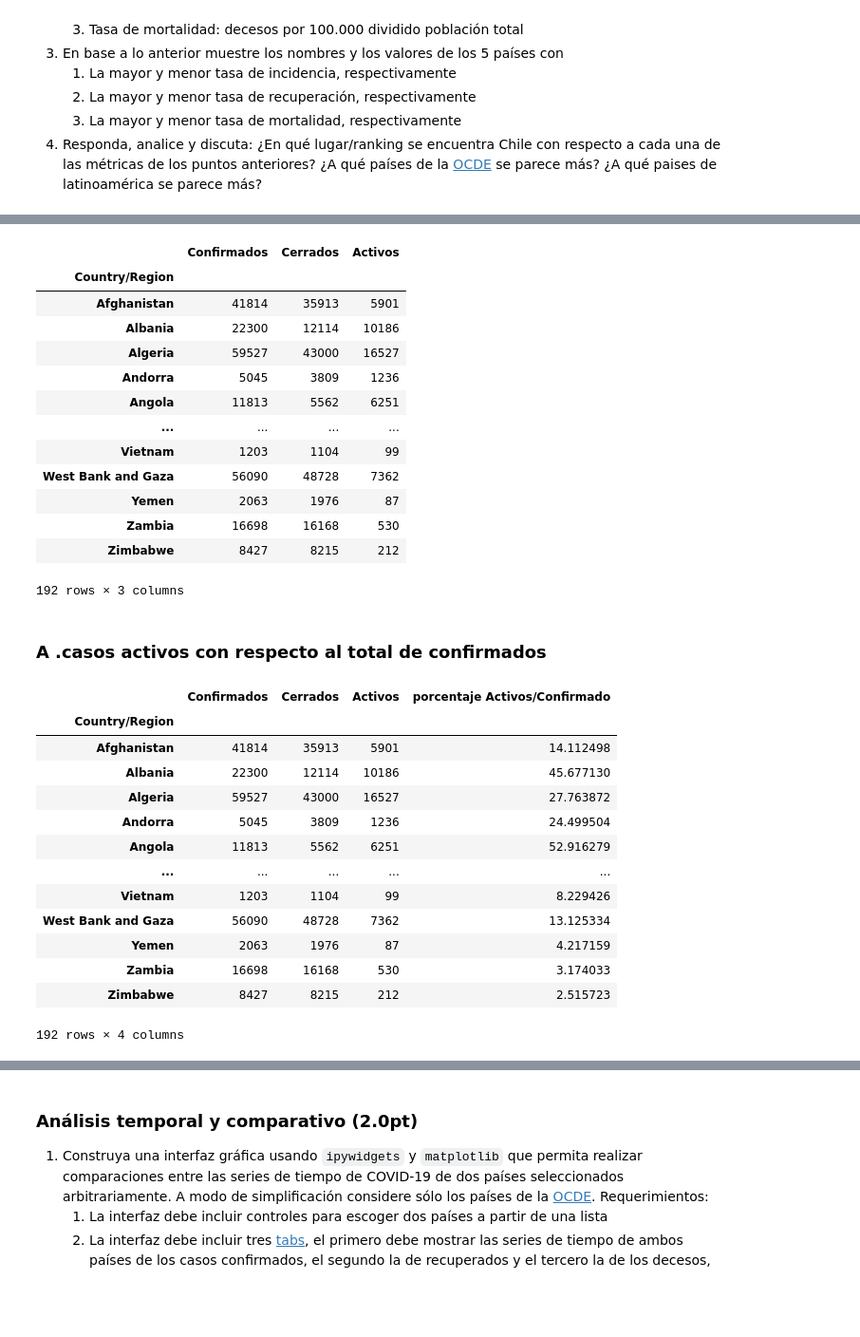
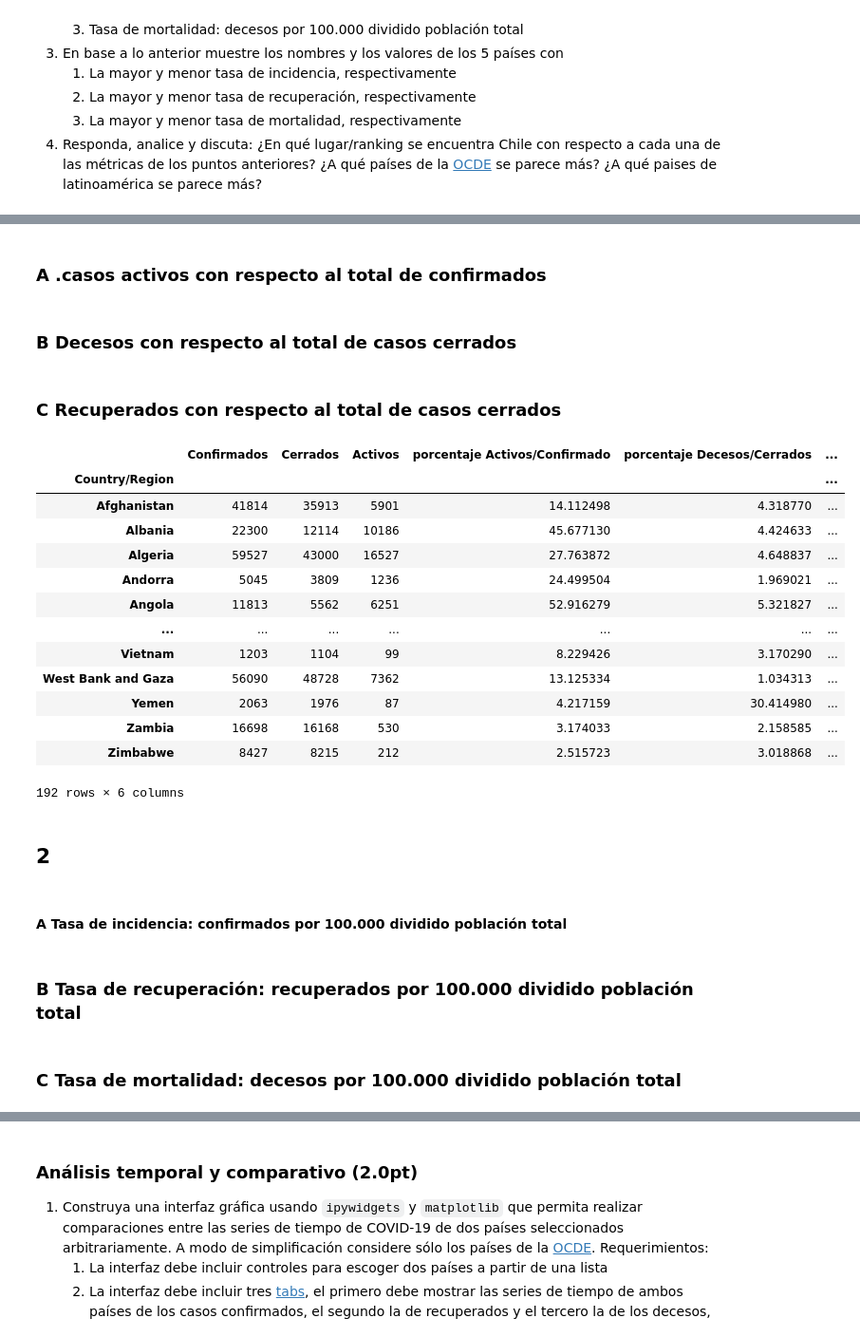
Before and after one commit to fehrmann11/Tarea-1-COVID-19, a Jupyter notebook: info147_tarea1.ipynb, the cells around one changed output, grey strips where cells are left out. Shown at 95% size. Saved outputs shown, nothing was run; the diff lists cells and outputs as text; code cells hidden in the pictures; blank space fills up the shorter version.

```diff
--- a/info147_tarea1.ipynb
+++ b/info147_tarea1.ipynb
@@ -133,7 +133,7 @@ df_recuperados.drop(['Lat', 'Long'], axis=1, inplace=True)
 df_recuperados.columns = pd.to_datetime(df_recuperados.columns.difference(['Province/State'])).strftime('%Y-%m-%d').insert(0, 'Province/State')
 df_recuperados = df_recuperados.groupby('Country/Region').sum()
 # %%
-df_muertes = pd.read_csv('covid19_decesos.csv', index_col = 'Country/Region')
+df_muertes = pd.read_csv('data/covid19_decesos.csv', index_col = 'Country/Region')
 df_muertes.drop(['Lat', 'Long'], axis=1, inplace=True)
 df_muertes.columns = pd.to_datetime(df_muertes.columns.difference(['Province/State'])).strftime('%Y-%m-%d').insert(0, 'Province/State')
 df_muertes = df_muertes.groupby('Country/Region').sum()
@@ -177,42 +177,48 @@ df_muertes_merge
 # %%
 total_confirmados = df_confirmados['2021-04-25']
-total_cerrados =  (df_muertes_merge['2021-04-25_muertes']+df_muertes_merge['2021-04-25_recuperados'])
+total_recuperados = df_muertes_merge['2021-04-25_recuperados']
+total_muertes = df_muertes_merge['2021-04-25_muertes']
+
+total_cerrados =  (total_muertes+total_recuperados)
 total_activos =  (total_confirmados-total_cerrados)
-# %% [output]
-|  | Confirmados | Cerrados | Activos |
-| Country/Region |  |  |  |
-| Afghanistan | 41814 | 35913 | 5901 |
-| Albania | 22300 | 12114 | 10186 |
-| Algeria | 59527 | 43000 | 16527 |
-| Andorra | 5045 | 3809 | 1236 |
-| Angola | 11813 | 5562 | 6251 |
-| ... | ... | ... | ... |
-| Vietnam | 1203 | 1104 | 99 |
-| West Bank and Gaza | 56090 | 48728 | 7362 |
-| Yemen | 2063 | 1976 | 87 |
-| Zambia | 16698 | 16168 | 530 |
-| Zimbabwe | 8427 | 8215 | 212 |
-192 rows × 3 columns
 # %% [markdown]
 ### A .casos activos con respecto al total de confirmados
 # %%
 porcentajes_activo_confirmado = (100*total_activos)/total_confirmados
+# %% [markdown]
+### B Decesos con respecto al total de casos cerrados
+# %%
+porcentajes_decesos_cerrados = (100*total_muertes)/total_cerrados
+# %% [markdown]
+### C Recuperados con respecto al total de casos cerrados
+# %%
+porcentajes_recuperados_cerrados = (100*total_recuperados)/total_cerrados
 # %%
-data_df = pd.DataFrame(data={'Confirmados':total_confirmados, 'Cerrados':total_cerrados,'Activos':total_activos,
-                             'porcentaje Activos/Confirmado':porcentajes_activo_confirmado},index=df_confirmados.index)
+data_df = pd.DataFrame(data={
+    'Confirmados':total_confirmados,
+    'Cerrados':total_cerrados,
+    'Activos':total_activos,
+    'porcentaje Activos/Confirmado':porcentajes_activo_confirmado,
+    'porcentaje Decesos/Cerrados':porcentajes_decesos_cerrados,
+    'porcentaje Recuperados/Cerrados':porcentajes_recuperados_cerrados},
+    index=df_confirmados.index)
 data_df
 # %% [output]
-|  | Confirmados | Cerrados | Activos | porcentaje Activos/Confirmado |
-| Country/Region |  |  |  |  |
-| Afghanistan | 41814 | 35913 | 5901 | 14.112498 |
-| Albania | 22300 | 12114 | 10186 | 45.677130 |
-| Algeria | 59527 | 43000 | 16527 | 27.763872 |
-| Andorra | 5045 | 3809 | 1236 | 24.499504 |
-| Angola | 11813 | 5562 | 6251 | 52.916279 |
-| ... | ... | ... | ... | ... |
-| Vietnam | 1203 | 1104 | 99 | 8.229426 |
-| West Bank and Gaza | 56090 | 48728 | 7362 | 13.125334 |
-| Yemen | 2063 | 1976 | 87 | 4.217159 |
-| Zambia | 16698 | 16168 | 530 | 3.174033 |
-| Zimbabwe | 8427 | 8215 | 212 | 2.515723 |
+|  | Confirmados | Cerrados | Activos | porcentaje Activos/Confirmado | porcentaje Decesos/Cerrados | ... |
+| Country/Region |  |  |  |  |  | ... |
+| Afghanistan | 41814 | 35913 | 5901 | 14.112498 | 4.318770 | ... |
+| Albania | 22300 | 12114 | 10186 | 45.677130 | 4.424633 | ... |
+| Algeria | 59527 | 43000 | 16527 | 27.763872 | 4.648837 | ... |
+| Andorra | 5045 | 3809 | 1236 | 24.499504 | 1.969021 | ... |
+| Angola | 11813 | 5562 | 6251 | 52.916279 | 5.321827 | ... |
+| ... | ... | ... | ... | ... | ... | ... |
+| Vietnam | 1203 | 1104 | 99 | 8.229426 | 3.170290 | ... |
+| West Bank and Gaza | 56090 | 48728 | 7362 | 13.125334 | 1.034313 | ... |
+| Yemen | 2063 | 1976 | 87 | 4.217159 | 30.414980 | ... |
+| Zambia | 16698 | 16168 | 530 | 3.174033 | 2.158585 | ... |
+| Zimbabwe | 8427 | 8215 | 212 | 2.515723 | 3.018868 | ... |
-192 rows × 4 columns
+192 rows × 6 columns
+# %% [markdown]
+## 2
+# %% [markdown]
+#### A Tasa de incidencia: confirmados por 100.000 dividido población total
@@ -218,0 +227,2 @@ data_df
+# %% [markdown]
+### B Tasa de recuperación: recuperados por 100.000 dividido población total
@@ -218,0 +231,2 @@ data_df
+# %% [markdown]
+### C Tasa de mortalidad: decesos por 100.000 dividido población total
```
Also changed, not shown: parts of 25 cells of this notebook.
